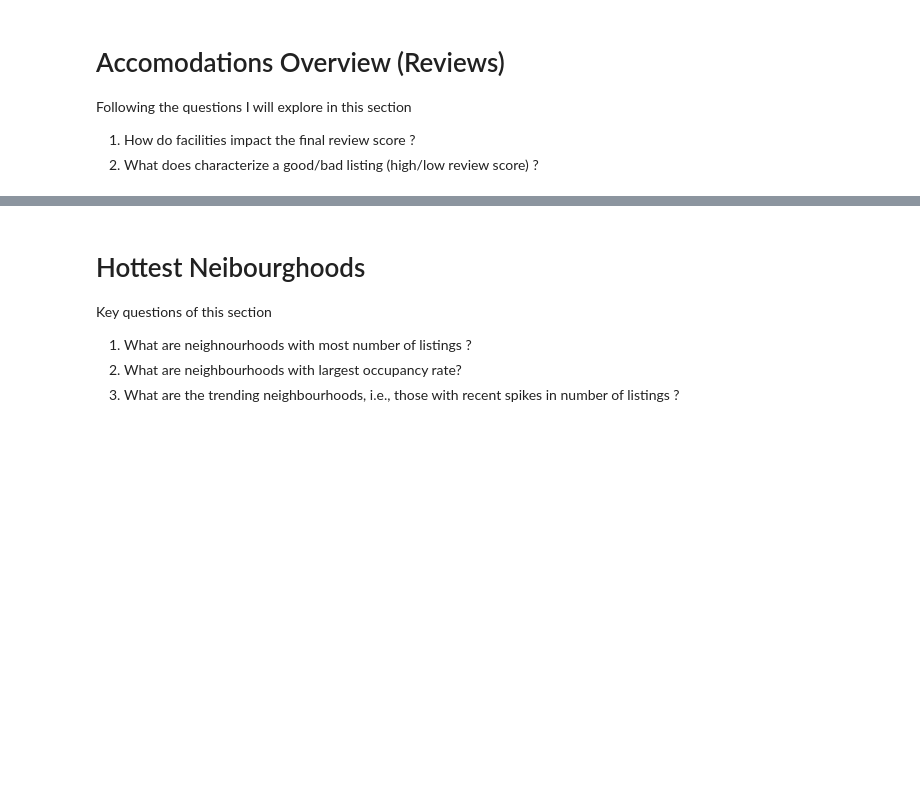
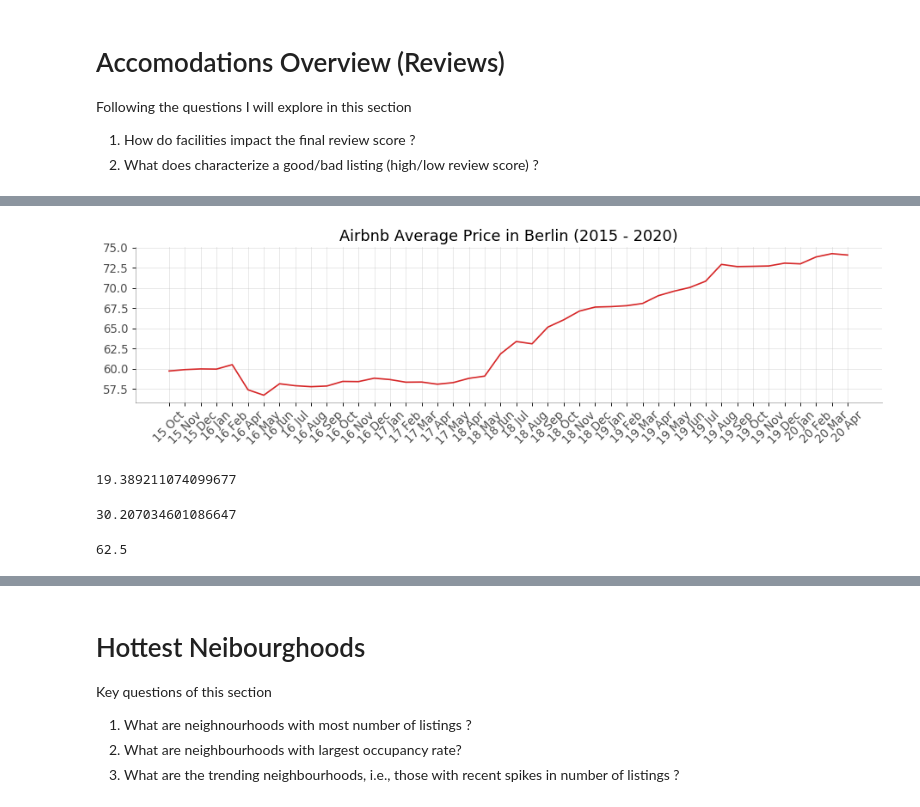
Before and after one commit to vitorarrais/data-science-notebooks, a Jupyter notebook: airbnb-berlin/airbnb-berlin.ipynb, the cells around one changed output, grey strips where cells are left out. Saved outputs shown, nothing was run; the diff lists cells and outputs as text; code cells hidden in the pictures; blank space fills up the shorter version.

```diff
--- a/airbnb-berlin/airbnb-berlin.ipynb
+++ b/airbnb-berlin/airbnb-berlin.ipynb
@@ -232,0 +217,31 @@ means.set_index(reversed(dates)).plot.bar()
+# %%
+# draw Plot
+plt.figure(figsize=(14,3), dpi= 80)
+plt.plot('date', 'mean', data=df, color='tab:red')
+
+# decoration
+plt.xticks(ticks=range(0,df.shape[0]),labels=df['date'], rotation=45, fontsize=12, alpha=.7)
+plt.yticks(fontsize=12, alpha=.7)
+plt.title("Airbnb Average Price in Berlin (2015 - 2020)", fontsize=16)
+plt.grid(axis='both', alpha=.3)
+
+# remove borders
+plt.gca().spines["top"].set_alpha(0.0)
+plt.gca().spines["bottom"].set_alpha(0.3)
+plt.gca().spines["right"].set_alpha(0.0)
+plt.gca().spines["left"].set_alpha(0.3)
+plt.show()
+# %% [output]
+[figure, added]
+# %%
+(1 - means['mean'][0] / means['mean'][means.shape[0]-1])*100 # average price increase
+# %% [output]
+19.389211074099677
+# %%
+(1- 122.033/174.85)*100 # housing index
+# %% [output]
+30.207034601086647
+# %%
+ (1 - 0.3/0.8)*100 # inflation rate
+# %% [output]
+62.5
```
Also changed, not shown: parts of 39 cells of this notebook.
